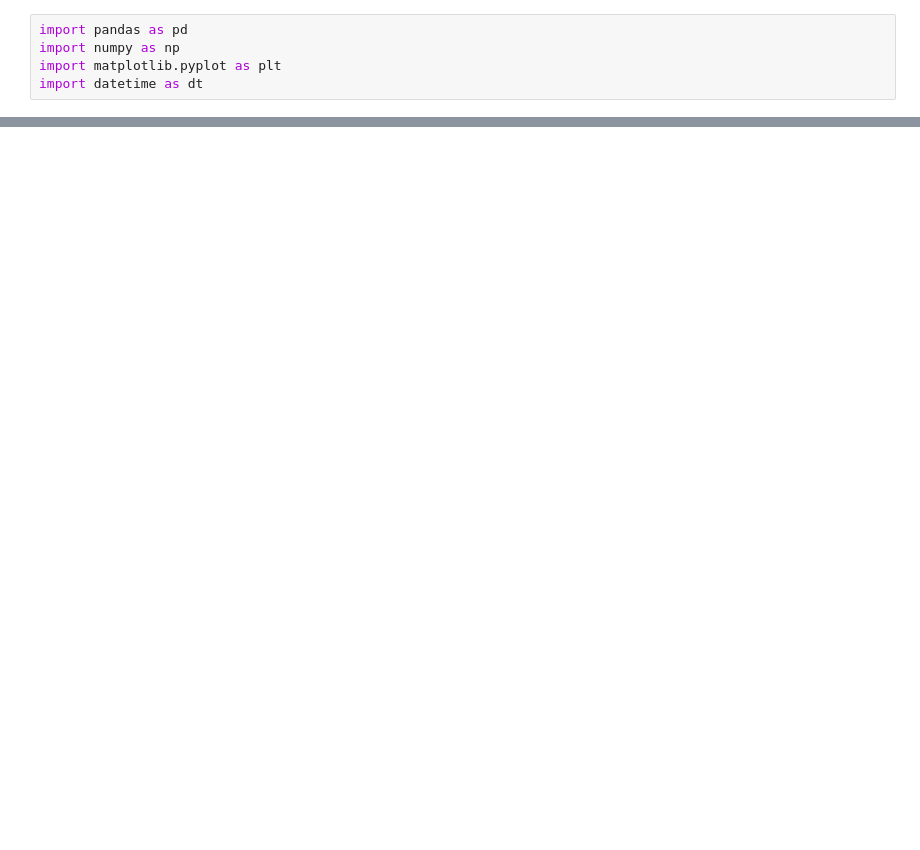
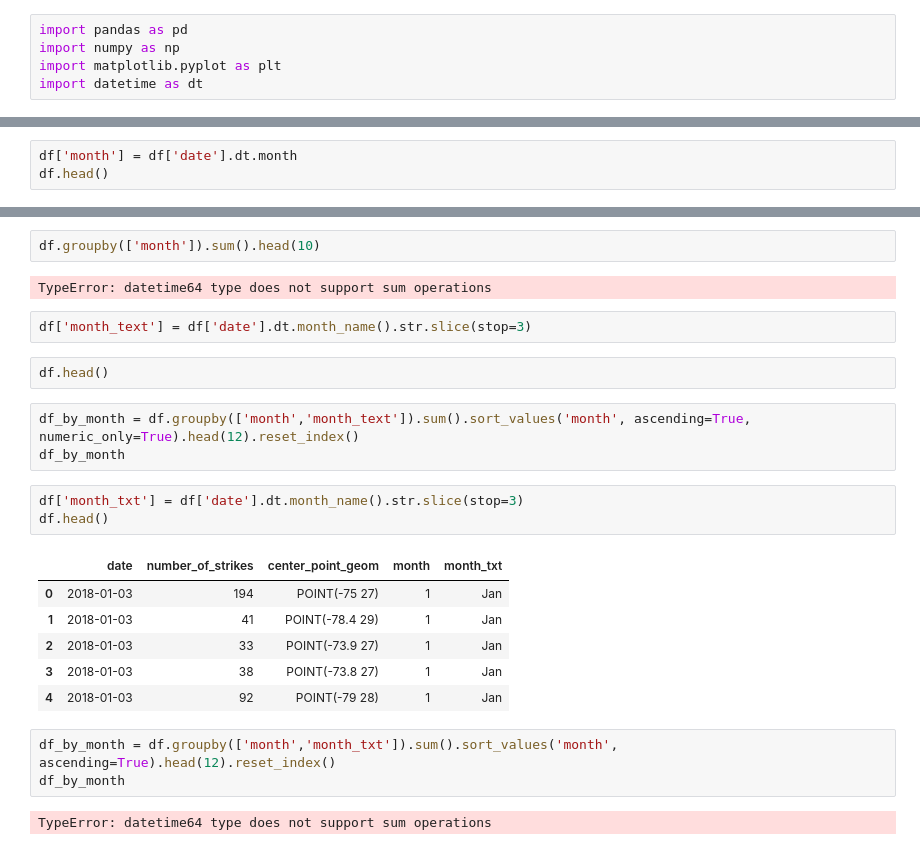
Before and after one commit to rashidul738/EDA-using-basic-functions-with-Python, a Jupyter notebook: testpandas.ipynb, the cells around one changed output, grey strips where cells are left out. Cells and saved outputs as stored; diff of their text form; blank space fills up the shorter version.

```diff
--- a/testpandas.ipynb
+++ b/testpandas.ipynb
@@ -13,0 +56,3 @@ NameError: name 'df' is not defined
+# %%
+df['month'] = df['date'].dt.month
+df.head()
@@ -13,0 +80,26 @@ NameError: name 'df' is not defined
+# %%
+df.groupby(['month']).sum().head(10)
+# %% [output]
+TypeError: datetime64 type does not support sum operations
+# %%
+df['month_text'] = df['date'].dt.month_name().str.slice(stop=3)
+# %%
+df.head()
+# %%
+df_by_month = df.groupby(['month','month_text']).sum().sort_values('month', ascending=True, numeric_only=True).head(12).reset_index()
+df_by_month
+# %%
+df['month_txt'] = df['date'].dt.month_name().str.slice(stop=3)
+df.head()
+# %% [output]
+|  | date | number_of_strikes | center_point_geom | month | month_txt |
+| 0 | 2018-01-03 | 194 | POINT(-75 27) | 1 | Jan |
+| 1 | 2018-01-03 | 41 | POINT(-78.4 29) | 1 | Jan |
+| 2 | 2018-01-03 | 33 | POINT(-73.9 27) | 1 | Jan |
+| 3 | 2018-01-03 | 38 | POINT(-73.8 27) | 1 | Jan |
+| 4 | 2018-01-03 | 92 | POINT(-79 28) | 1 | Jan |
+# %%
+df_by_month = df.groupby(['month','month_txt']).sum().sort_values('month', ascending=True).head(12).reset_index()
+df_by_month
+# %% [output]
+TypeError: datetime64 type does not support sum operations
```
Also changed, not shown: parts of 9 cells of this notebook, 2 other files.
